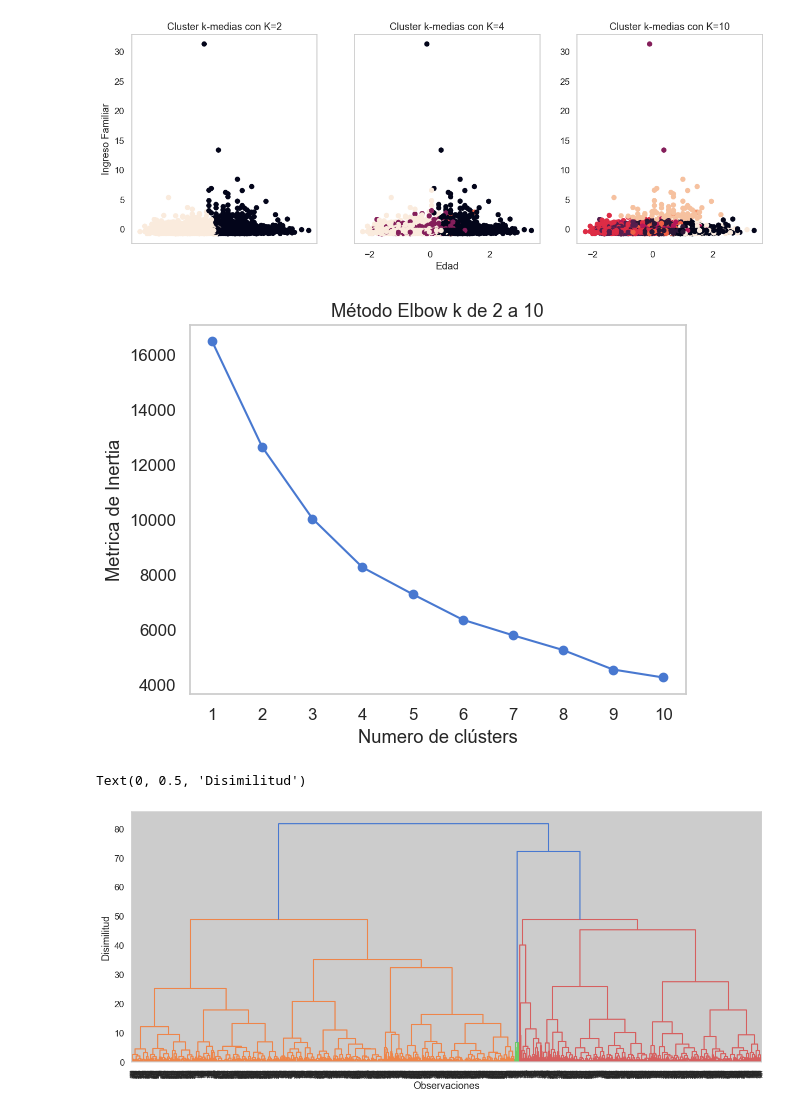
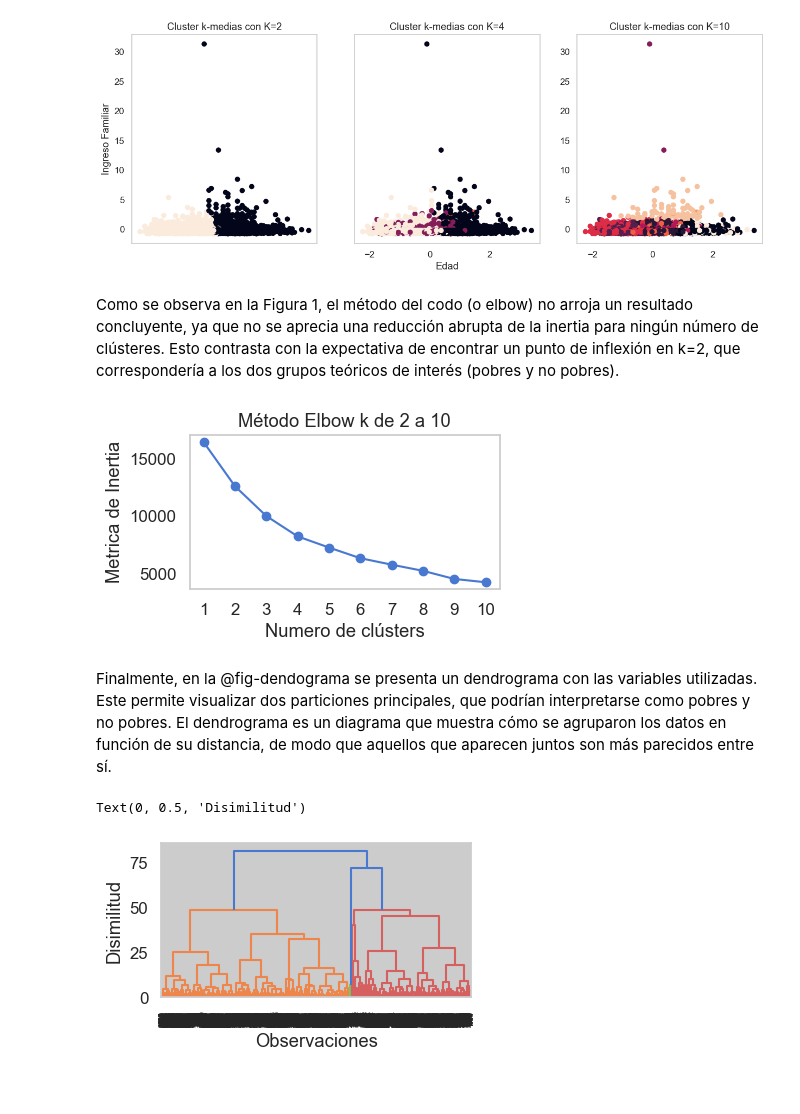
Before and after one commit to mcargnel/Big-Data-UBA-Grupo-09, a Jupyter notebook: TP2/tp2_grupo_09.ipynb, the cells around one changed output. Saved outputs shown, nothing was run; the diff lists cells and outputs as text; code cells hidden in the pictures; blank space fills up the shorter version.

```diff
--- a/TP2/tp2_grupo_09.ipynb
+++ b/TP2/tp2_grupo_09.ipynb
@@ -1004,3 +988,5 @@ vars_2 = ['ch06', 'edad2', 'educ','ingreso_total_familiar','horastrab', 'ix_tot'
 X = respondieron[vars_2].copy()
 
 X.dropna(inplace=True)
+# %%
+X = X.rename(columns={'ingreso_total_familiar': 'itf'})
@@ -1023,6 +1020,13 @@ scores = pca.fit_transform(X_scaled)
 # %%
+#| label: fig-pca-scores-pondera
+#| fig-cap: Visualización los scores y ponderadores.
+#| echo: false
+#| include: true
+#| fig-width: 2
+#| fig-height: 1.5
+
 i, j = 0, 1
-fig, (ax_scores, ax_ponderadores) = plt.subplots(1, 2, figsize=(10, 5))
+fig, (ax_scores, ax_ponderadores) = plt.subplots(1, 2, figsize=(8, 4))
 
 ax_scores.scatter(scores[:,0], scores[:,1], s=30, alpha=0.7)
 ax_scores.set_xlabel(f'Componente Principal {i+1}')
@@ -1108,22 +1128,41 @@ intertia_values = []
 for k in k_range:
     kmeans = KMeans(n_clusters=k, random_state=42, init='random', n_init=10).fit(X_scaled)
     intertia_values.append(kmeans.inertia_)
+# %% [markdown]
+Como se observa en la Figura 1, el método del codo (o elbow) no arroja un resultado concluyente, ya que no se aprecia una reducción abrupta de la inertia para ningún número de clústeres. Esto contrasta con la expectativa de encontrar un punto de inflexión en k=2, que correspondería a los dos grupos teóricos de interés (pobres y no pobres).
 # %%
+#| label: fig-elbow
+#| fig-cap: Elbow plot para k de 2 a 10.
+#| echo: false
+#| include: true
+#| fig-width: 0.5
+#| fig-height: 0.25
+#| out-width: "60%"
+
+
+fig, ax = plt.subplots(figsize=(4,2))
 plt.plot(k_range, intertia_values, marker='o')
 plt.xlabel('Numero de clústers')
 plt.ylabel('Metrica de Inertia')
 plt.title('Método Elbow k de 2 a 10')
 plt.xticks(k_range)
 plt.grid(False)
 # %% [output]
-[figure, old version]
+[figure, new version]
+# %% [markdown]
+Finalmente, en la @fig-dendograma se presenta un dendrograma con las variables utilizadas. Este permite visualizar dos particiones principales, que podrían interpretarse como pobres y no pobres. El dendrograma es un diagrama que muestra cómo se agruparon los datos en función de su distancia, de modo que aquellos que aparecen juntos son más parecidos entre sí.
 # %%
+#| label: fig-dendograma
+#| fig-cap: Dendograma.
+#| echo: false
+#| include: true
+
 linkage_data = linkage(X_scaled, metric='euclidean', method='ward') # cambio a ward porque sino no funciona
 
-fig, ax = plt.subplots(figsize=(15,6))
+fig, ax = plt.subplots(figsize=(4,2))
 dendrogram(linkage_data)
 ax.set_xlabel("Observaciones")
 ax.set_ylabel("Disimilitud")
 # %% [output]
 Text(0, 0.5, 'Disimilitud')
-[figure, old version]
+[figure, new version]
```
Also changed, not shown: parts of 22 cells of this notebook, 2 other files.
